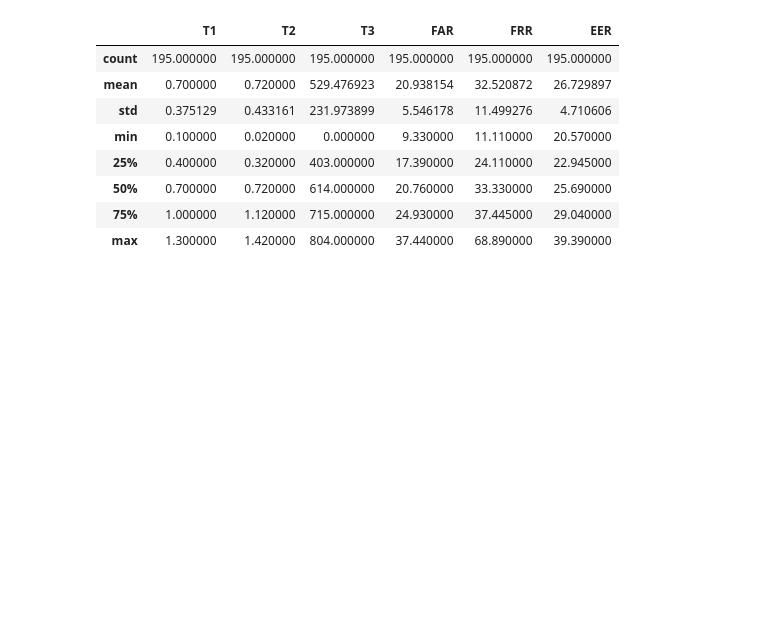
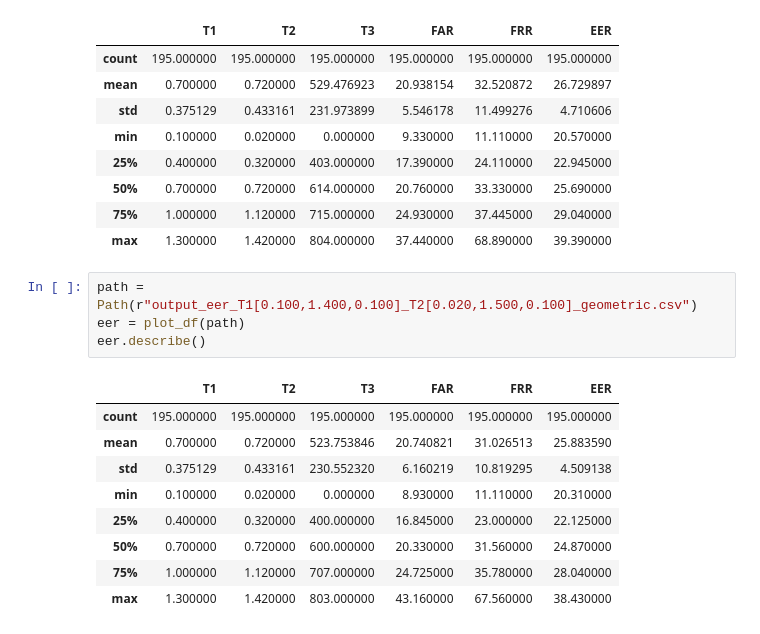
Before and after one commit to nishkalprakash/2024_03_CIPR_NP-Code, a Jupyter notebook: data_visualization.ipynb, the cells around one changed output. Cells and saved outputs as stored; diff of their text form; blank space fills up the shorter version.

Commit message:
moved output

```diff
--- a/data_visualization.ipynb
+++ b/data_visualization.ipynb
@@ -81,3 +81,17 @@ eer.describe()
 | 50% | 0.700000 | 0.720000 | 614.000000 | 20.760000 | 33.330000 | 25.690000 |
 | 75% | 1.000000 | 1.120000 | 715.000000 | 24.930000 | 37.445000 | 29.040000 |
 | max | 1.300000 | 1.420000 | 804.000000 | 37.440000 | 68.890000 | 39.390000 |
+# %%
+path = Path(r"output_eer_T1[0.100,1.400,0.100]_T2[0.020,1.500,0.100]_geometric.csv")
+eer = plot_df(path)
+eer.describe()
+# %% [output]
+|  | T1 | T2 | T3 | FAR | FRR | EER |
+| count | 195.000000 | 195.000000 | 195.000000 | 195.000000 | 195.000000 | 195.000000 |
+| mean | 0.700000 | 0.720000 | 523.753846 | 20.740821 | 31.026513 | 25.883590 |
+| std | 0.375129 | 0.433161 | 230.552320 | 6.160219 | 10.819295 | 4.509138 |
+| min | 0.100000 | 0.020000 | 0.000000 | 8.930000 | 11.110000 | 20.310000 |
+| 25% | 0.400000 | 0.320000 | 400.000000 | 16.845000 | 23.000000 | 22.125000 |
+| 50% | 0.700000 | 0.720000 | 600.000000 | 20.330000 | 31.560000 | 24.870000 |
+| 75% | 1.000000 | 1.120000 | 707.000000 | 24.725000 | 35.780000 | 28.040000 |
+| max | 1.300000 | 1.420000 | 803.000000 | 43.160000 | 67.560000 | 38.430000 |
```
Also changed, not shown: 1 other file.
